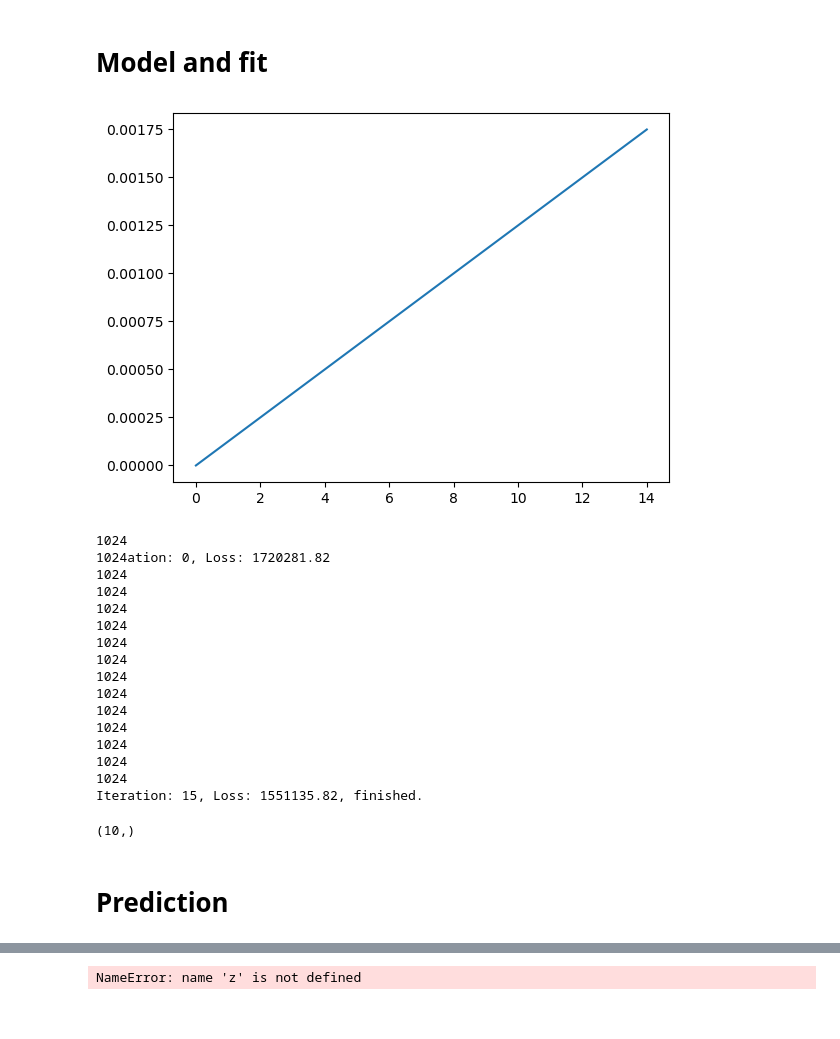
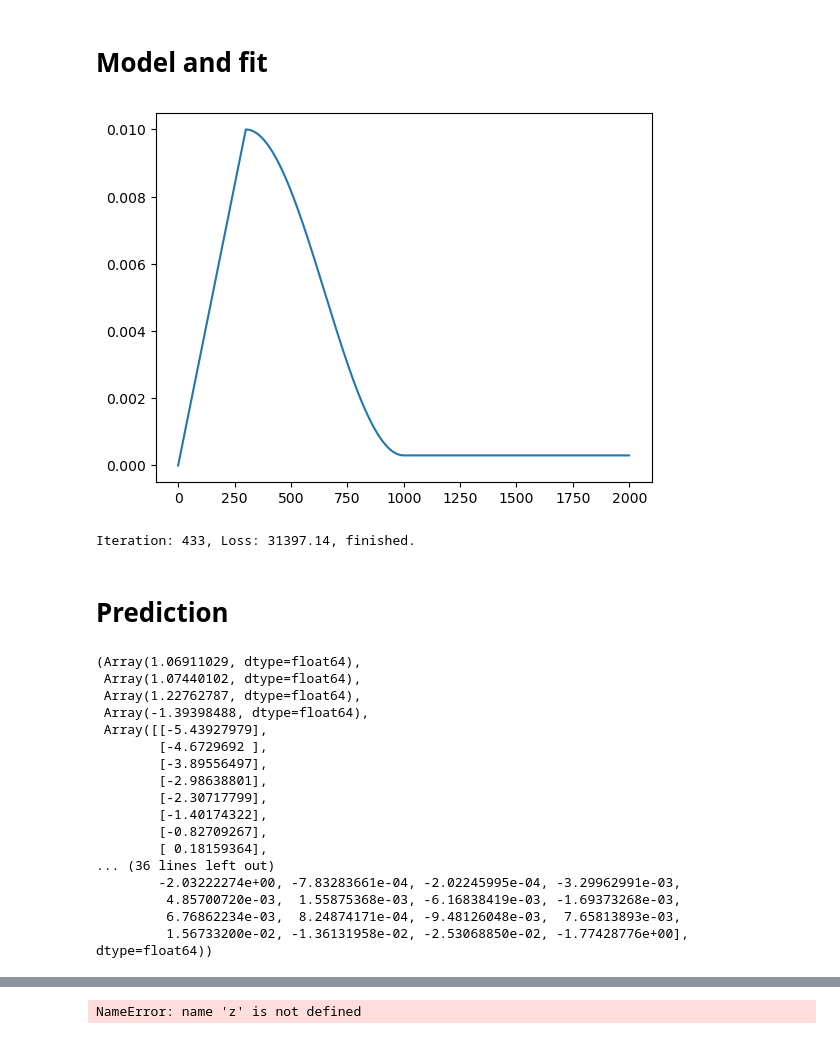
Before and after one commit to pymc-devs/pymcx, a Jupyter notebook: notebooks/gp1d.ipynb, the cells around one changed output, grey strips where cells are left out. Drawn from its saved outputs; the diff is of its cells as text; code cells hidden in the pictures.

```diff
--- a/notebooks/gp1d.ipynb
+++ b/notebooks/gp1d.ipynb
@@ -342,7 +350,7 @@ noise = 0.2
 
 low, high = -5.5, 5.5
 x = np.sort(np.random.uniform(low, high, n_data))
-f = lambda x: np.sin(1 * x) + np.cos(0.5 * x)
+f = lambda x: np.sin(2 * x) + np.cos(0.5 * x)
 signal = f(x)
 y = signal + noise * np.random.randn(n_data)
 
@@ -359,19 +367,19 @@ with pm.Model() as model:
     pm.Data("X", np.asarray(X))
     pm.Data("y", np.asarray(y))
 
-    eta = pm.Exponential("eta", scale=1.0)
-    ell = pm.Gamma("ell", alpha=5, beta=1)
+    eta = pm.Exponential("eta", scale=5.0)
+    ell = pm.InverseGamma("ell", mu=1.0, sigma=1.0, initval=0.25)
     cov_func = eta**2 * pm.gp.cov.ExpQuad(1, ls=ell)
 
-    c = pm.Exponential("c", scale=10)
+    c = pm.Exponential("c", scale=5)
     mean_func = pm.gp.mean.Constant(c)
 
-    n_inducing = 10
+    n_inducing = 15
     #z_init = np.linspace(-5, 5, n_inducing)[:, None]
     z_init = pm.gp.util.kmeans_inducing_points(n_inducing, np.asarray(X))
     z_init = np.sort(z_init, axis=0)
 
-    sigma = pm.Exponential("sigma", scale=10)
+    sigma = pm.Exponential("sigma", scale=5.0)
 
     batch_size = 1024
     svgp = SVGP(
@@ -390,43 +398,24 @@ with pm.Model() as model:
 # %%
 with model:
 
     schedule = optax.warmup_cosine_decay_schedule(
         init_value=0.0,
-        peak_value=0.025,
-        warmup_steps=200,
-        decay_steps=10_000,
-        end_value=1e-5,
+        peak_value=0.01,
+        warmup_steps=300,
+        decay_steps=1000,
+        end_value=3e-4,
     )
 
-    n_steps = 15
+    n_steps = 2_000
     plt.plot(schedule(np.arange(n_steps)))
     plt.show()
 
     optimizer = optax.adam(learning_rate=schedule)
 
     params, history = svgp.fit(X, y, optimizer, params=params, n_steps=n_steps)
 
 var_names = model.initial_point().keys()
 result = dict(zip(var_names, params))
 # %% [output]
-[figure, old version]
+[figure, new version]
-1024
-1024ation: 0, Loss: 1720281.82
-1024
-1024
-1024
-1024
-1024
-1024
-1024
-1024
-1024
-1024
-1024
-1024
-1024
-Iteration: 15, Loss: 1551135.82, finished.
+Iteration: 433, Loss: 31397.14, finished.
-# %%
-svgp.mean_func(svgp.z).eval().shape
-# %% [output]
-(10,)
@@ -435,5 +422,25 @@ svgp.mean_func(svgp.
 # %% [markdown]
 # Prediction
+# %%
+params
+# %% [output]
+(Array(1.06911029, dtype=float64),
+ Array(1.07440102, dtype=float64),
+ Array(1.22762787, dtype=float64),
+ Array(-1.39398488, dtype=float64),
+ Array([[-5.43927979],
+        [-4.6729692 ],
+        [-3.89556497],
+        [-2.98638801],
+        [-2.30717799],
+        [-1.40174322],
+        [-0.82709267],
+        [ 0.18159364],
+... (36 lines left out)
+        -2.03222274e+00, -7.83283661e-04, -2.02245995e-04, -3.29962991e-03,
+         4.85700720e-03,  1.55875368e-03, -6.16838419e-03, -1.69373268e-03,
+         6.76862234e-03,  8.24874171e-04, -9.48126048e-03,  7.65813893e-03,
+         1.56733200e-02, -1.36131958e-02, -2.53068850e-02, -1.77428776e+00],      dtype=float64))
 # %%
 str_value_transforms = {value.name: (rv.name, model.rvs_to_transforms[rv]) for rv, value in model.rvs_to_values.items()}
 var_names = model.initial_point().keys()
```
Also changed, not shown: parts of 7 cells of this notebook.
